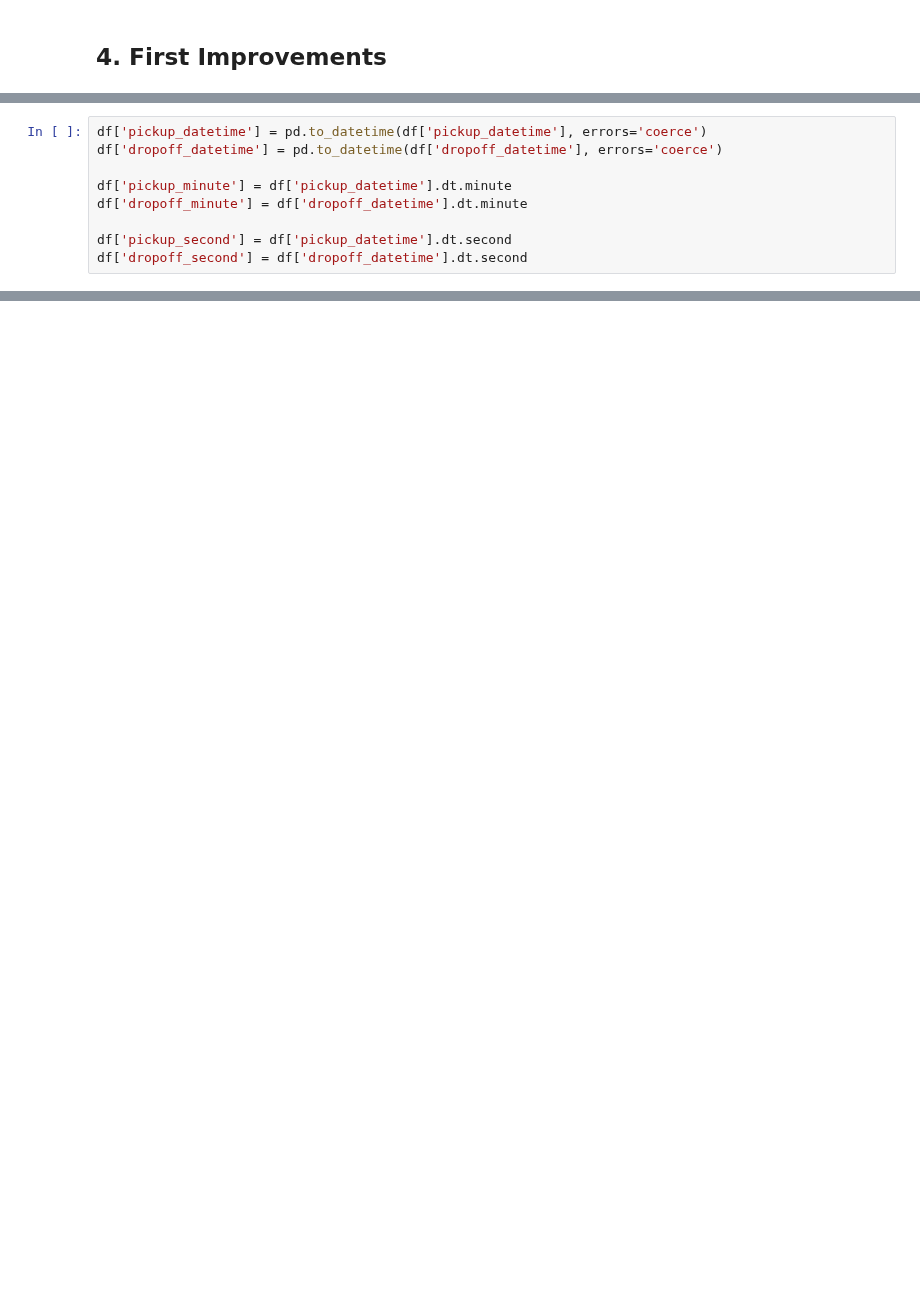
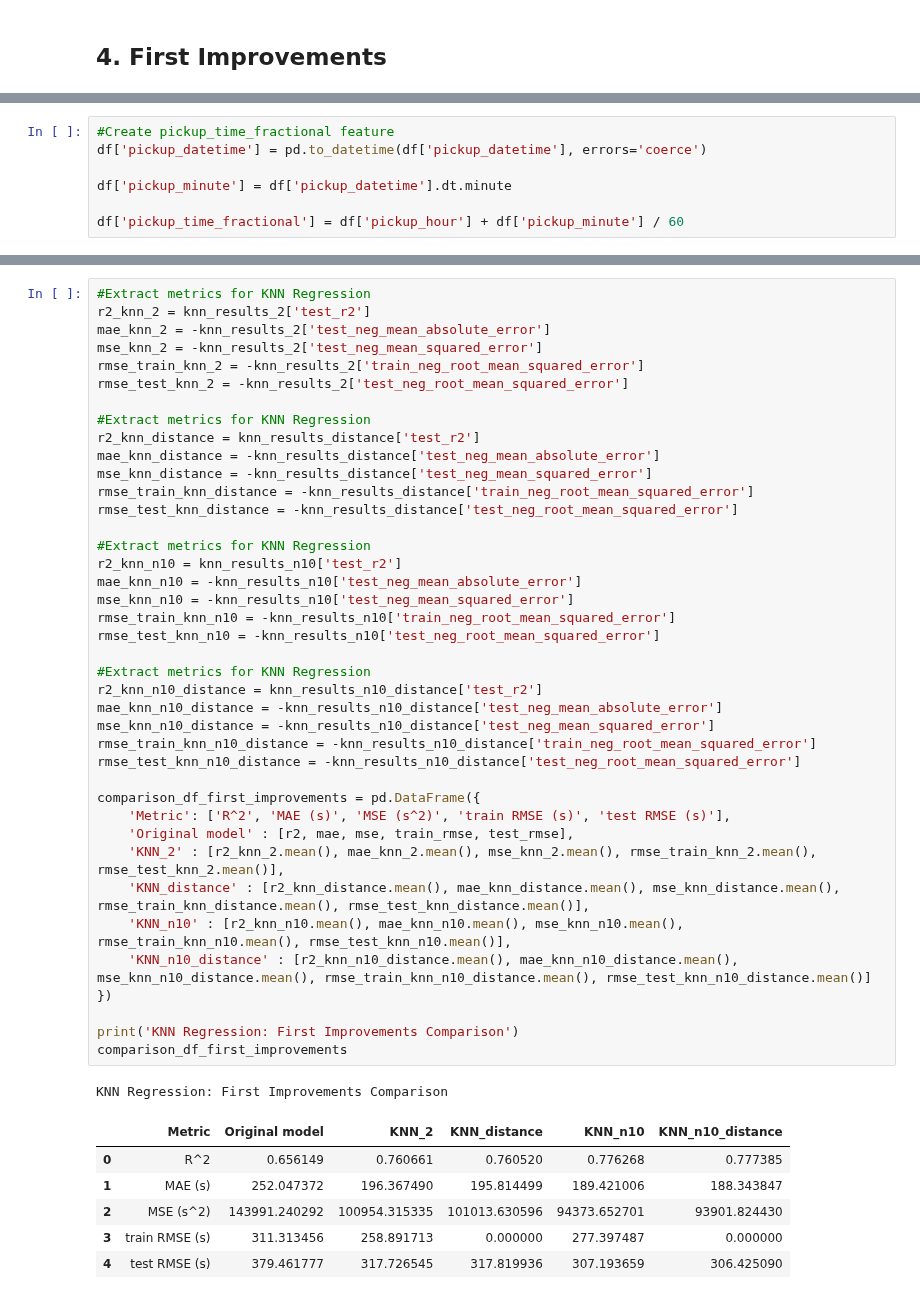
Before and after one commit to charralbert/Taxi_Trip_Duration, a Jupyter notebook: project_deliverable2_Group33.ipynb, the cells around one changed output, grey strips where cells are left out. Drawn from its saved outputs; the diff is of its cells as text; blank space fills up the shorter version.

```diff
--- a/project_deliverable2_Group33.ipynb
+++ b/project_deliverable2_Group33.ipynb
@@ -254,10 +289,8 @@ To improve the basic model, add some complexity to help it understand the data m
 # %%
+#Create pickup_time_fractional feature
 df['pickup_datetime'] = pd.to_datetime(df['pickup_datetime'], errors='coerce')
-df['dropoff_datetime'] = pd.to_datetime(df['dropoff_datetime'], errors='coerce')
 
 df['pickup_minute'] = df['pickup_datetime'].dt.minute
-df['dropoff_minute'] = df['dropoff_datetime'].dt.minute
 
-df['pickup_second'] = df['pickup_datetime'].dt.second
-df['dropoff_second'] = df['dropoff_datetime'].dt.second
+df['pickup_time_fractional'] = df['pickup_hour'] + df['pickup_minute'] / 60
 # %%
@@ -306,0 +480,48 @@ plt.show()
+# %%
+#Extract metrics for KNN Regression
+r2_knn_2 = knn_results_2['test_r2']
+mae_knn_2 = -knn_results_2['test_neg_mean_absolute_error']
+mse_knn_2 = -knn_results_2['test_neg_mean_squared_error']
+rmse_train_knn_2 = -knn_results_2['train_neg_root_mean_squared_error']
+rmse_test_knn_2 = -knn_results_2['test_neg_root_mean_squared_error']
+
+#Extract metrics for KNN Regression
+r2_knn_distance = knn_results_distance['test_r2']
+mae_knn_distance = -knn_results_distance['test_neg_mean_absolute_error']
+mse_knn_distance = -knn_results_distance['test_neg_mean_squared_error']
+rmse_train_knn_distance = -knn_results_distance['train_neg_root_mean_squared_error']
+rmse_test_knn_distance = -knn_results_distance['test_neg_root_mean_squared_error']
+
+#Extract metrics for KNN Regression
+r2_knn_n10 = knn_results_n10['test_r2']
+mae_knn_n10 = -knn_results_n10['test_neg_mean_absolute_error']
+mse_knn_n10 = -knn_results_n10['test_neg_mean_squared_error']
+rmse_train_knn_n10 = -knn_results_n10['train_neg_root_mean_squared_error']
+rmse_test_knn_n10 = -knn_results_n10['test_neg_root_mean_squared_error']
+
+#Extract metrics for KNN Regression
+r2_knn_n10_distance = knn_results_n10_distance['test_r2']
+mae_knn_n10_distance = -knn_results_n10_distance['test_neg_mean_absolute_error']
+mse_knn_n10_distance = -knn_results_n10_distance['test_neg_mean_squared_error']
+rmse_train_knn_n10_distance = -knn_results_n10_distance['train_neg_root_mean_squared_error']
+rmse_test_knn_n10_distance = -knn_results_n10_distance['test_neg_root_mean_squared_error']
+
+comparison_df_first_improvements = pd.DataFrame({
+    'Metric': ['R^2', 'MAE (s)', 'MSE (s^2)', 'train RMSE (s)', 'test RMSE (s)'],
+    'Original model' : [r2, mae, mse, train_rmse, test_rmse],
+    'KNN_2' : [r2_knn_2.mean(), mae_knn_2.mean(), mse_knn_2.mean(), rmse_train_knn_2.mean(), rmse_test_knn_2.mean()],
+    'KNN_distance' : [r2_knn_distance.mean(), mae_knn_distance.mean(), mse_knn_distance.mean(), rmse_train_knn_distance.mean(), rmse_test_knn_distance.mean()],
+    'KNN_n10' : [r2_knn_n10.mean(), mae_knn_n10.mean(), mse_knn_n10.mean(), rmse_train_knn_n10.mean(), rmse_test_knn_n10.mean()],
+    'KNN_n10_distance' : [r2_knn_n10_distance.mean(), mae_knn_n10_distance.mean(), mse_knn_n10_distance.mean(), rmse_train_knn_n10_distance.mean(), rmse_test_knn_n10_distance.mean()]
+})
+
+print('KNN Regression: First Improvements Comparison')
+comparison_df_first_improvements
+# %% [output]
+KNN Regression: First Improvements Comparison
+|  | Metric | Original model | KNN_2 | KNN_distance | KNN_n10 | KNN_n10_distance |
+| 0 | R^2 | 0.656149 | 0.760661 | 0.760520 | 0.776268 | 0.777385 |
+| 1 | MAE (s) | 252.047372 | 196.367490 | 195.814499 | 189.421006 | 188.343847 |
+| 2 | MSE (s^2) | 143991.240292 | 100954.315335 | 101013.630596 | 94373.652701 | 93901.824430 |
+| 3 | train RMSE (s) | 311.313456 | 258.891713 | 0.000000 | 277.397487 | 0.000000 |
+| 4 | test RMSE (s) | 379.461777 | 317.726545 | 317.819936 | 307.193659 | 306.425090 |
```
Also changed, not shown: parts of 21 cells of this notebook.
